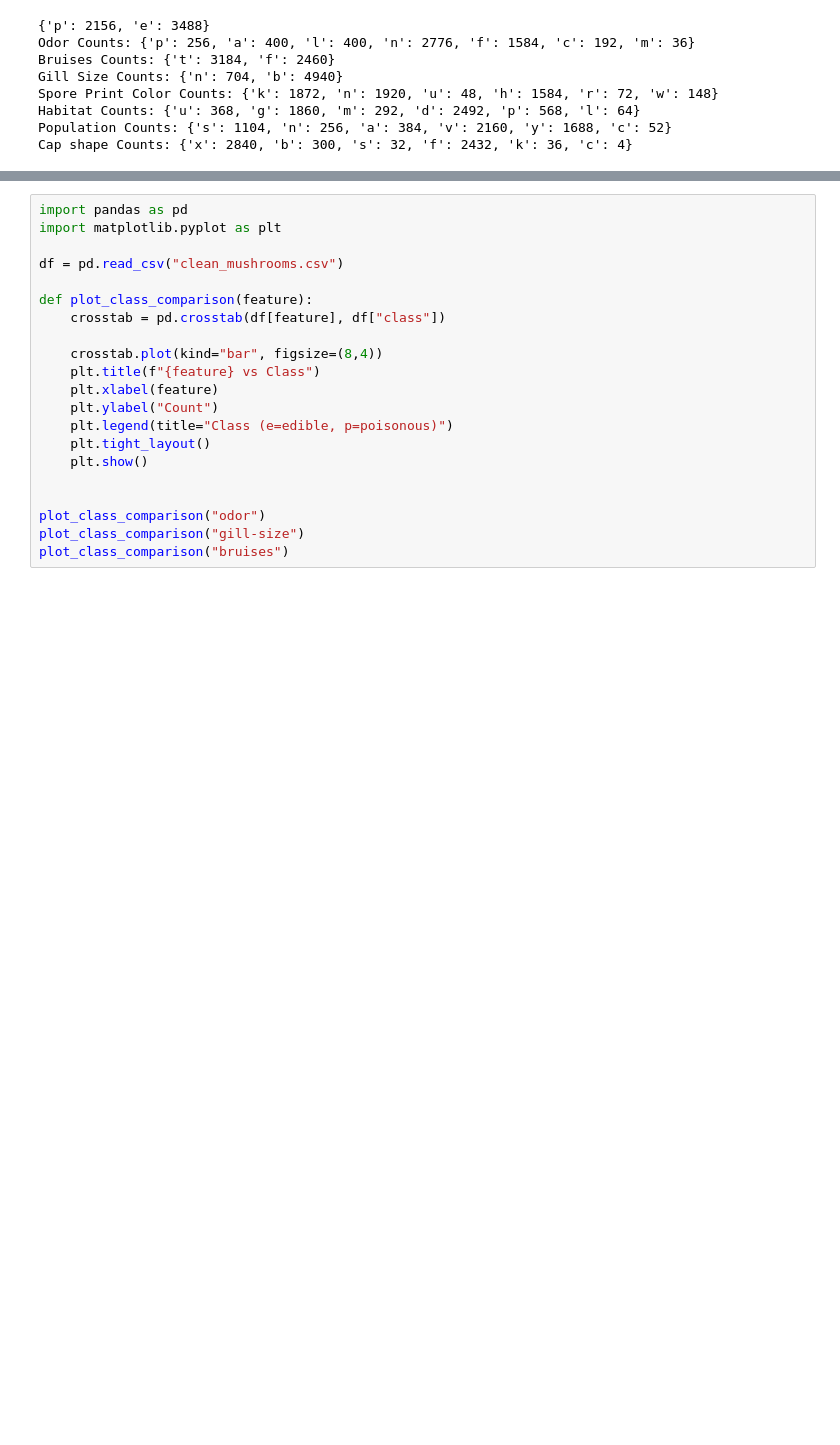
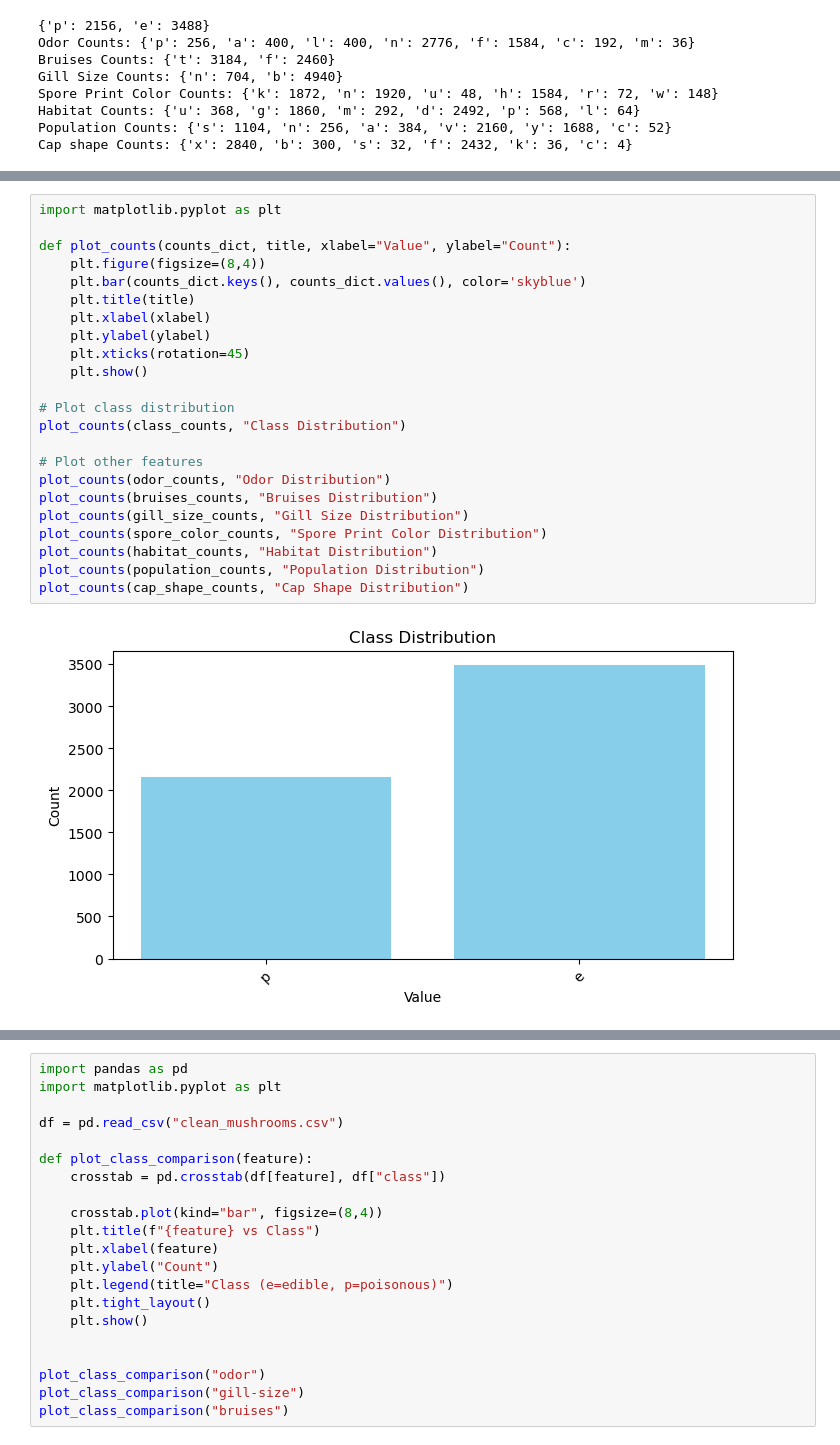
Before and after one commit to MayaStelzer/Data-Science-Project, a Jupyter notebook: MushroomClassification.ipynb, the cells around one changed output, grey strips where cells are left out. Saved outputs shown, nothing was run; the diff lists cells and outputs as text; blank space fills up the shorter version.

```diff
--- a/MushroomClassification.ipynb
+++ b/MushroomClassification.ipynb
@@ -180,0 +219,25 @@ Cap shape Counts: {'x': 2840, 'b': 300, 's': 32, 'f': 2432, 'k': 36, 'c': 4}
+# %%
+import matplotlib.pyplot as plt
+
+def plot_counts(counts_dict, title, xlabel="Value", ylabel="Count"):
+    plt.figure(figsize=(8,4))
+    plt.bar(counts_dict.keys(), counts_dict.values(), color='skyblue')
+    plt.title(title)
+    plt.xlabel(xlabel)
+    plt.ylabel(ylabel)
+    plt.xticks(rotation=45)
+    plt.show()
+
+# Plot class distribution
+plot_counts(class_counts, "Class Distribution")
+
+# Plot other features
+plot_counts(odor_counts, "Odor Distribution")
+plot_counts(bruises_counts, "Bruises Distribution")
+plot_counts(gill_size_counts, "Gill Size Distribution")
+plot_counts(spore_color_counts, "Spore Print Color Distribution")
+plot_counts(habitat_counts, "Habitat Distribution")
+plot_counts(population_counts, "Population Distribution")
+plot_counts(cap_shape_counts, "Cap Shape Distribution")
+# %% [output]
+[figure, added]
```
Also changed, not shown: parts of 4 cells of this notebook, 1 other file.
